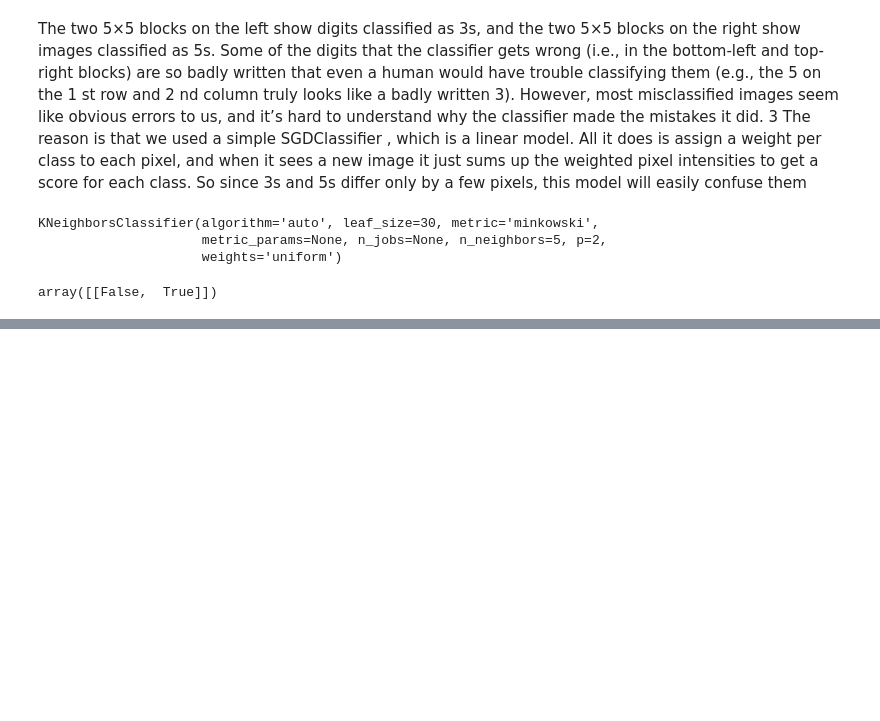
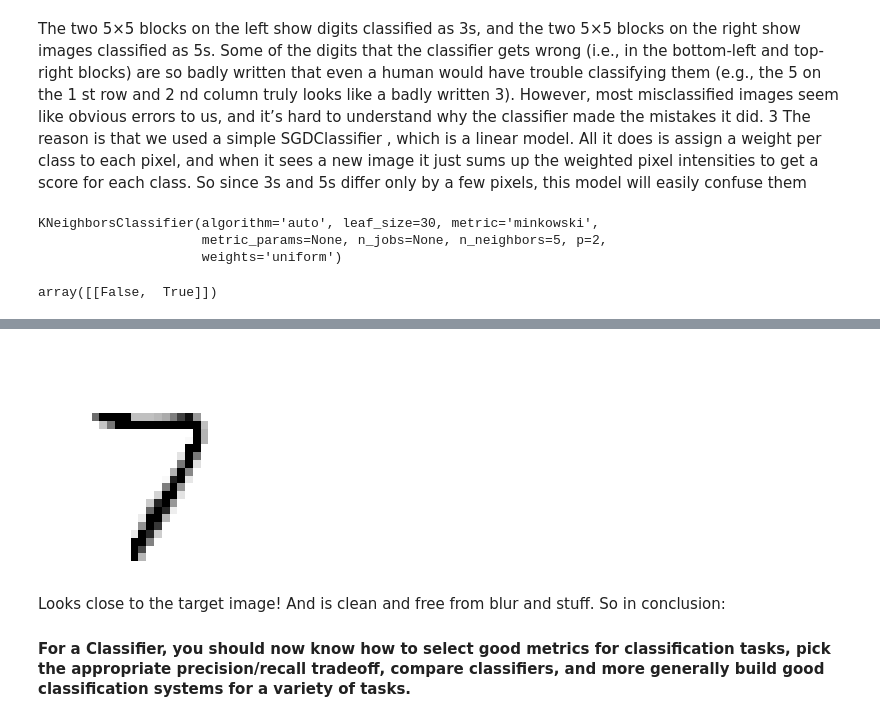
Before and after one commit to CryoZEUS/ageron_projects, a Jupyter notebook: MNIST.ipynb, the cells around one changed output, grey strips where cells are left out. Drawn from its saved outputs; the diff is of its cells as text; code cells hidden in the pictures; blank space fills up the shorter version.

Commit message:
added Multioutput Classification

```diff
--- a/MNIST.ipynb
+++ b/MNIST.ipynb
@@ -567,0 +580,18 @@ array([[False,  True]])
+# %%
+noise = np.random.randint(0,100,(len(X_train), 784))
+X_train_mod = X_train + noise
+noise = np.random.randint(0,100,(len(X_test), 784))
+X_test_mod = X_test + noise
+y_train_mod = X_train
+y_test_mod = X_test
+# %%
+knn_clf.fit(X_train_mod, y_train_mod)
+clean_digit = knn_clf.predict([X_test_mod[0]])
+plot_digits(clean_digit)
+# %% [output]
+[figure, added]
+# %% [markdown]
+Looks close to the target image! And is clean and free from blur and stuff.
+So in conclusion:
+
+#### For a Classifier, you should now know how to select good metrics for classification tasks, pick the appropriate precision/recall tradeoff, compare classifiers, and more generally build good classification systems for a variety of tasks.
```
Also changed, not shown: parts of 3 cells of this notebook.
